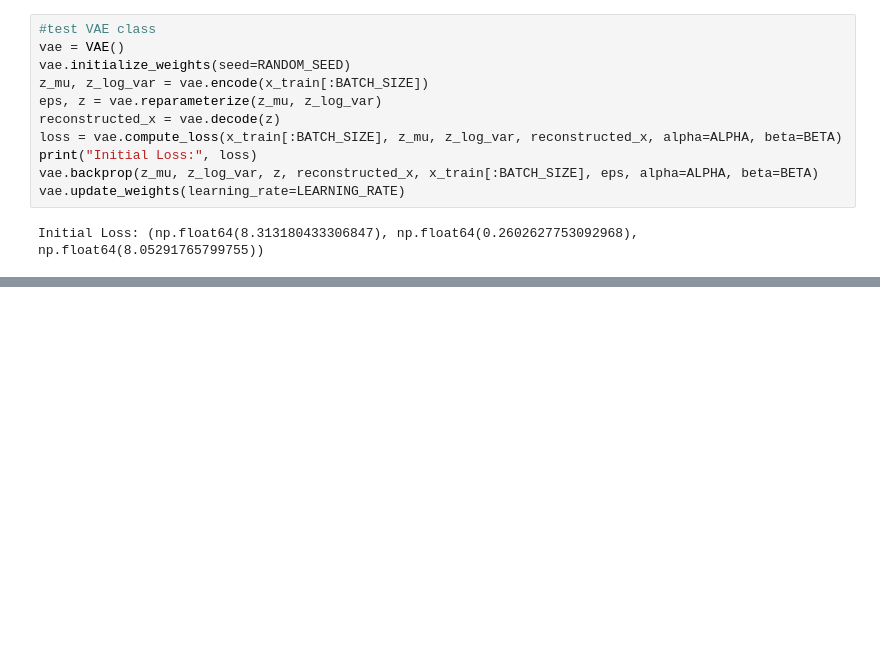
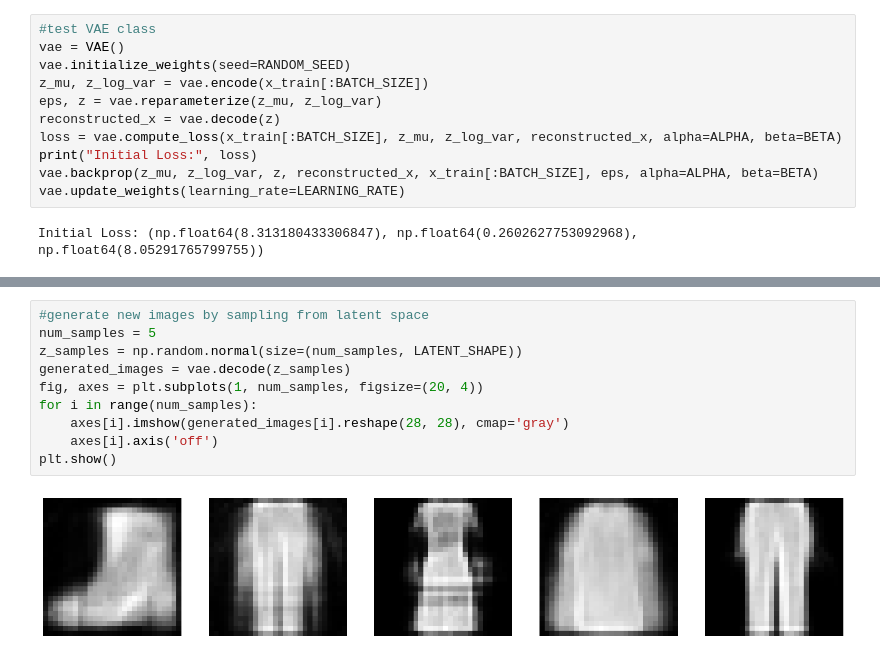
Before and after one commit to Maanav-s/vae-from-scratch, a Jupyter notebook: vae.ipynb, the cells around one changed output, grey strips where cells are left out. Drawn from its saved outputs; the diff is of its cells as text; blank space fills up the shorter version.

```diff
--- a/vae.ipynb
+++ b/vae.ipynb
@@ -282,0 +280,12 @@ plt.show()
+# %%
+#generate new images by sampling from latent space
+num_samples = 5
+z_samples = np.random.normal(size=(num_samples, LATENT_SHAPE))
+generated_images = vae.decode(z_samples)
+fig, axes = plt.subplots(1, num_samples, figsize=(20, 4))
+for i in range(num_samples):
+    axes[i].imshow(generated_images[i].reshape(28, 28), cmap='gray')
+    axes[i].axis('off')
+plt.show()
+# %% [output]
+[figure, added]
```
Also changed, not shown: parts of 3 cells of this notebook.
